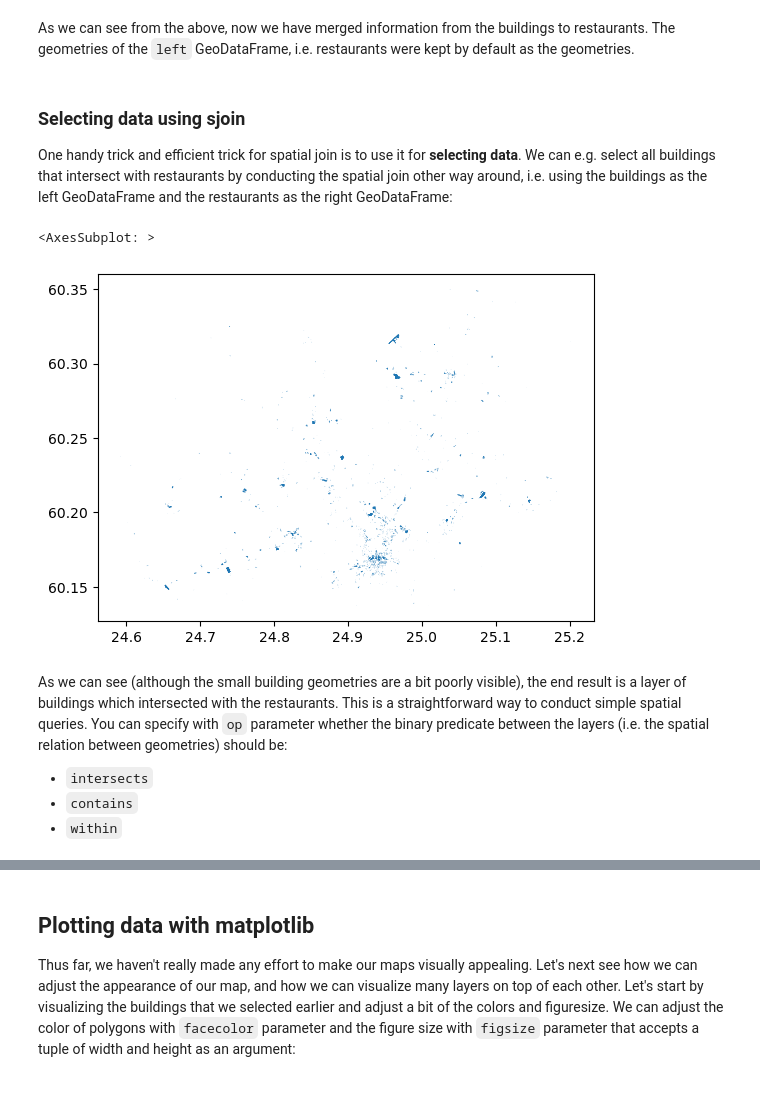
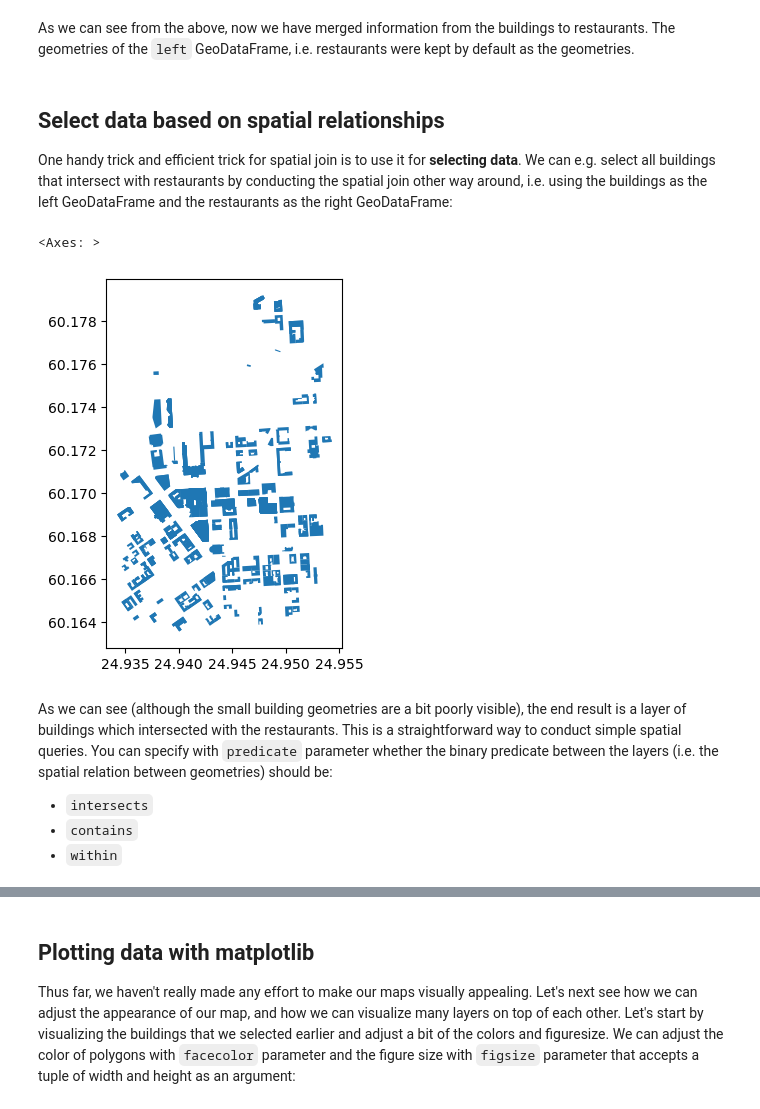
Before and after one commit to AaltoGIS/Sustainability-GIS, a Jupyter notebook: source/lessons/L1/intro-to-python-geostack.ipynb, the cells around one changed output, grey strips where cells are left out. Cells and saved outputs as stored; diff of their text form; code cells hidden in the pictures.

```diff
--- a/source/lessons/L1/intro-to-python-geostack.ipynb
+++ b/source/lessons/L1/intro-to-python-geostack.ipynb
@@ -162,0 +178,12 @@ buildings = osm.get_buildings()
+# %%
+import osmnx as ox
+from shapely.geometry import box
+
+# Bounding box for given area (Helsinki city centre)
+bounds = [24.9351773, 60.1641551, 24.9534055, 60.1791068]
+
+# Create a bounding box Polygon
+bbox = box(*bounds)
+
+# Retrieve buildings from the given area
+buildings = ox.features_from_polygon(bbox, tags={"building": True})
@@ -290,0 +317,5 @@ restaurants.plot()
+# %%
+# Read restaurants
+query = "Helsinki, Finland"
+restaurants = ox.features_from_place(query, tags={"amenity": ["restaurant", "bar", "pub"]})
+restaurants.plot()
@@ -361,18 +415,18 @@ join.plot()
 # %% [markdown]
 As we can see from the above, now we have merged information from the buildings to restaurants. The geometries of the `left` GeoDataFrame, i.e. restaurants were kept by default as the geometries.
 # %% [markdown]
-### Selecting data using sjoin
+## Select data based on spatial relationships
 
 One handy trick and efficient trick for spatial join is to use it for **selecting data**. We can e.g. select all buildings that intersect with restaurants by conducting the spatial join other way around, i.e. using the buildings as the left GeoDataFrame and the restaurants as the right GeoDataFrame:
 # %%
 # Merge information from restaurants to buildings (conducts selection at the same time)
-join2 = gpd.sjoin(buildings, restaurants, how="inner", op="intersects")
+join2 = gpd.sjoin(buildings, restaurants, how="inner", predicate="intersects")
 join2.plot()
 # %% [output]
-<AxesSubplot: >
+<Axes: >
-[figure, old version]
+[figure, new version]
 # %% [markdown]
-As we can see (although the small building geometries are a bit poorly visible), the end result is a layer of buildings which intersected with the restaurants. This is a straightforward way to conduct simple spatial queries. You can specify with `op` parameter whether the binary predicate between the layers (i.e. the spatial relation between geometries) should be:
+As we can see (although the small building geometries are a bit poorly visible), the end result is a layer of buildings which intersected with the restaurants. This is a straightforward way to conduct simple spatial queries. You can specify with `predicate` parameter whether the binary predicate between the layers (i.e. the spatial relation between geometries) should be:
 
 - `intersects`
 - `contains`
```
Also changed, not shown: parts of 59 cells of this notebook.
